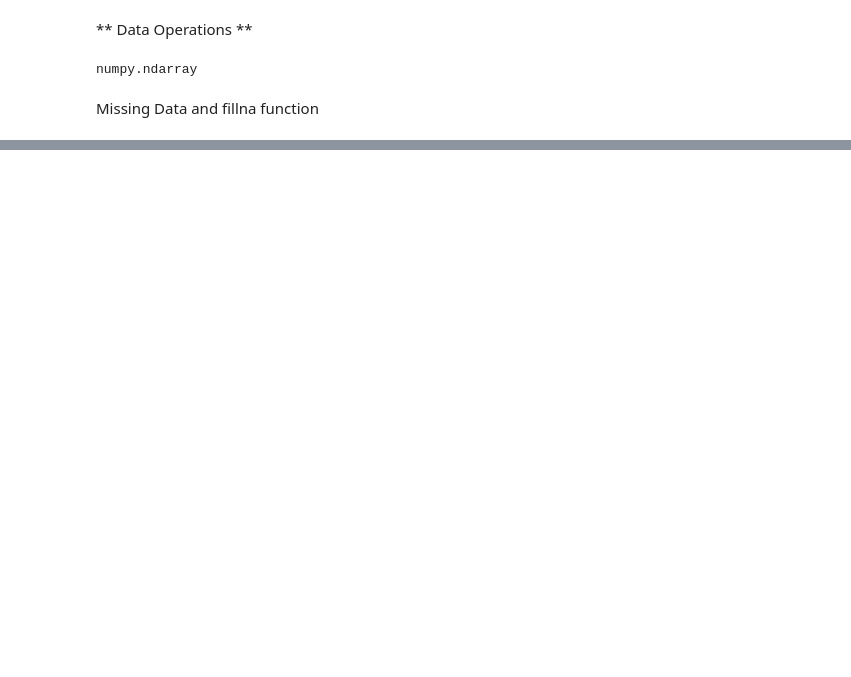
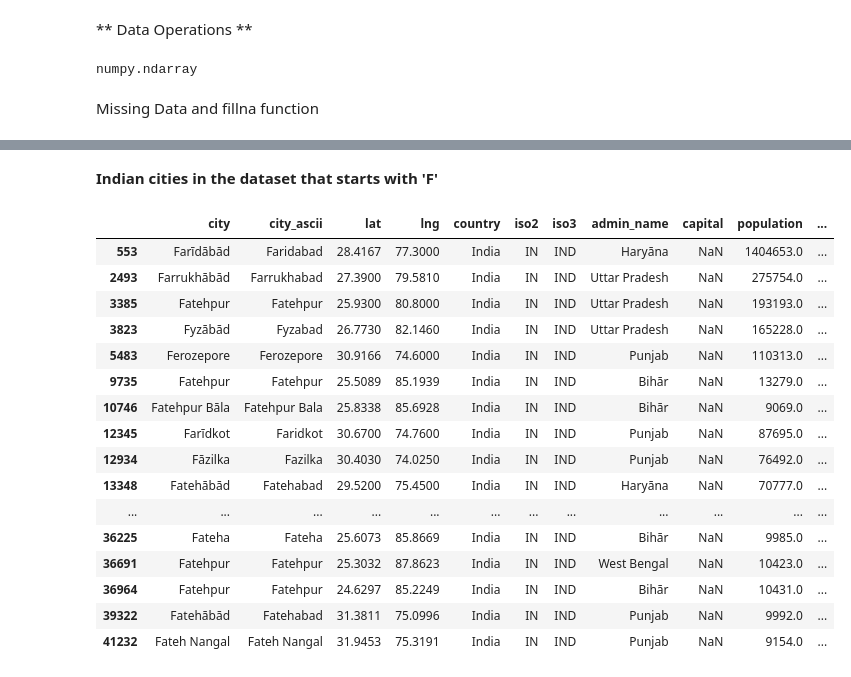
Before and after one commit to VasuRastogi/Machine-Learning-Course, a Jupyter notebook: Pandas_basics.ipynb, the cells around one changed output, grey strips where cells are left out. Saved outputs shown, nothing was run; the diff lists cells and outputs as text; code cells hidden in the pictures; blank space fills up the shorter version.

```diff
--- a/Pandas_basics.ipynb
+++ b/Pandas_basics.ipynb
@@ -221,0 +358,23 @@ my_dataframe
+# %% [markdown]
+**Indian cities in the dataset that starts with 'F'**
+# %%
+indian_cities = city_data[city_data['country']=="India"].drop_duplicates()
+indian_cities.loc[indian_cities['city'].str.startswith('F')]
+# %% [output]
+|  | city | city_ascii | lat | lng | country | iso2 | iso3 | admin_name | capital | population | ... |
+| 553 | Farīdābād | Faridabad | 28.4167 | 77.3000 | India | IN | IND | Haryāna | NaN | 1404653.0 | ... |
+| 2493 | Farrukhābād | Farrukhabad | 27.3900 | 79.5810 | India | IN | IND | Uttar Pradesh | NaN | 275754.0 | ... |
+| 3385 | Fatehpur | Fatehpur | 25.9300 | 80.8000 | India | IN | IND | Uttar Pradesh | NaN | 193193.0 | ... |
+| 3823 | Fyzābād | Fyzabad | 26.7730 | 82.1460 | India | IN | IND | Uttar Pradesh | NaN | 165228.0 | ... |
+| 5483 | Ferozepore | Ferozepore | 30.9166 | 74.6000 | India | IN | IND | Punjab | NaN | 110313.0 | ... |
+| 9735 | Fatehpur | Fatehpur | 25.5089 | 85.1939 | India | IN | IND | Bihār | NaN | 13279.0 | ... |
+| 10746 | Fatehpur Bāla | Fatehpur Bala | 25.8338 | 85.6928 | India | IN | IND | Bihār | NaN | 9069.0 | ... |
+| 12345 | Farīdkot | Faridkot | 30.6700 | 74.7600 | India | IN | IND | Punjab | NaN | 87695.0 | ... |
+| 12934 | Fāzilka | Fazilka | 30.4030 | 74.0250 | India | IN | IND | Punjab | NaN | 76492.0 | ... |
+| 13348 | Fatehābād | Fatehabad | 29.5200 | 75.4500 | India | IN | IND | Haryāna | NaN | 70777.0 | ... |
+| ... | ... | ... | ... | ... | ... | ... | ... | ... | ... | ... | ... |
+| 36225 | Fateha | Fateha | 25.6073 | 85.8669 | India | IN | IND | Bihār | NaN | 9985.0 | ... |
+| 36691 | Fatehpur | Fatehpur | 25.3032 | 87.8623 | India | IN | IND | West Bengal | NaN | 10423.0 | ... |
+| 36964 | Fatehpur | Fatehpur | 24.6297 | 85.2249 | India | IN | IND | Bihār | NaN | 10431.0 | ... |
+| 39322 | Fatehābād | Fatehabad | 31.3811 | 75.0996 | India | IN | IND | Punjab | NaN | 9992.0 | ... |
+| 41232 | Fateh Nangal | Fateh Nangal | 31.9453 | 75.3191 | India | IN | IND | Punjab | NaN | 9154.0 | ... |
```
Also changed, not shown: parts of 16 cells of this notebook.
